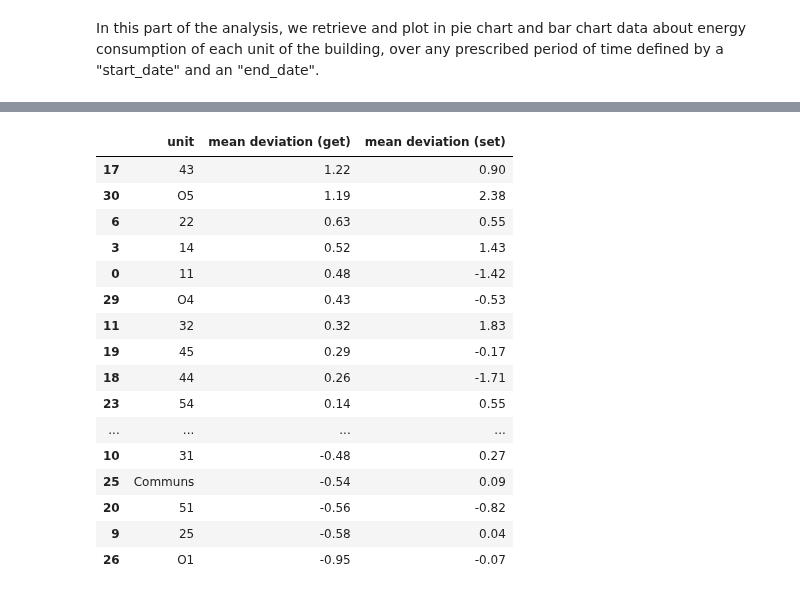
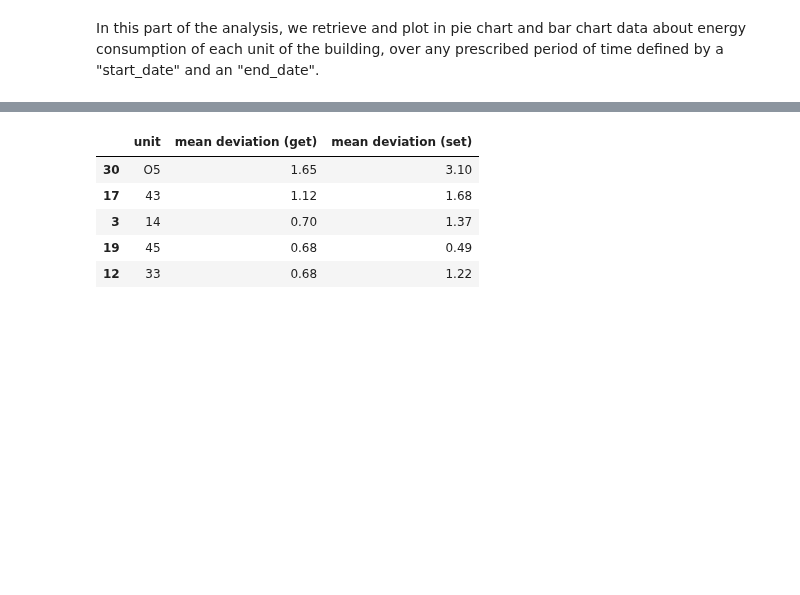
Before and after one commit to rtiedra/data-science, a Jupyter notebook: building_heating/building_heating.ipynb, the cells around one changed output, grey strips where cells are left out. Saved outputs shown, nothing was run; the diff lists cells and outputs as text; code cells hidden in the pictures; blank space fills up the shorter version.

```diff
--- a/building_heating/building_heating.ipynb
+++ b/building_heating/building_heating.ipynb
@@ -120,9 +109,13 @@ We store the names, the areas and the volumnes of the 31 units of the building p
 # %%
 units = tuple(list(df_apart['name'])[:31])
 
-areas = (127.1, 55.8, 78.1, 90.2, 46.9, 113.6, 69.3, 78.1, 90.2, 46.9, 127.1, 55.8, 78.1, 90.2, 46.9,
-            113.6, 69.3, 78.1, 90.2, 46.9, 113.6, 69.3, 78.1, 90.2, 46.9, 82.5, 70.2, 120.6, 85.5, 90.2, 46.9)
+areas = (127.1, 55.8, 78.1, 90.2, 46.9, 113.6, 69.3, 78.1, 90.2, 46.9, 127.1, 55.8, 78.1, 90.2,
+         46.9, 113.6, 69.3, 78.1, 90.2, 46.9, 113.6, 69.3, 78.1, 90.2, 46.9, 82.5, 70.2, 120.6,
+         85.5, 90.2, 46.9)
 
-volumes = (330.46, 145.08, 203.06, 234.52, 121.94, 295.36, 180.18, 203.06, 234.52, 121.94, 330.46, 145.08,
-           203.06, 234.52, 121.94, 295.36, 180.18, 203.06, 234.52, 121.94, 295.36, 180.18, 203.06, 234.52,
-           121.94, 231, 203.58, 349.74, 247.95, 261.58, 136.01)
+volumes = (330.46, 145.08, 203.06, 234.52, 121.94, 295.36, 180.18, 203.06, 234.52, 121.94, 330.46,
+           145.08, 203.06, 234.52, 121.94, 295.36, 180.18, 203.06, 234.52, 121.94, 295.36, 180.18,
+           203.06, 234.52, 121.94, 231, 203.58, 349.74, 247.95, 261.58, 136.01)
+
+df_dim = pd.DataFrame({'unit': units, 'area': areas, 'volume': volumes}).set_index('unit')
+df_dim.head()
@@ -270,7 +273,7 @@ plt.tight_layout()
 [interactive output not drawn]
 [interactive output not drawn]
 # %%
-initial_date = '"2021-03-15"'
+initial_date = '"2022-01-01"'
 final_date = '"2022-12-31"'
 
 dflist_get, dflist_set = [], []
@@ -298,17 +301,20 @@ from functools import reduce
 merge_get = reduce(lambda x, y: pd.merge(round(x,2), round(y,2), on='date', how='outer'), dflist_get)
 df_get = merge_get.copy(deep=True)
 
-df_get['mean (get)'] = round((merge_get.drop('date', axis=1)).mean(axis=1),2)
-df_get['min (get)'] = round((merge_get.drop('date', axis=1)).min(axis=1),2)
-df_get['max (get)'] = round((merge_get.drop('date', axis=1)).max(axis=1),2)
+masked_get = np.ma.masked_array(merge_get.drop('date', axis=1), np.isnan(merge_get.drop('date', axis=1)))
+df_get['mean (get)'] = np.ma.average(masked_get, axis=1, weights=volumes)
+df_get['mean (get)'] = round(df_get['mean (get)'], 2)
+
+df_get['min (get)'] = round((merge_get.drop('date', axis=1)).min(axis=1), 2)
+df_get['max (get)'] = round((merge_get.drop('date', axis=1)).max(axis=1), 2)
 
 merge_set = reduce(lambda x, y: pd.merge(round(x,2), round(y,2), on='date', how='outer'), dflist_set)
 df_set = merge_set.copy(deep=True)
 
-df_set['mean (set)'] = round((merge_set.drop('date', axis=1)).mean(axis=1),2)
-df_set['min (set)'] = round((merge_set.drop('date', axis=1)).min(axis=1),2)
-df_set['max (set)'] = round((merge_set.drop('date', axis=1)).max(axis=1),2)
+df_set['mean (set)'] = round((merge_set.drop('date', axis=1)).mean(axis=1), 2)
+df_set['min (set)'] = round((merge_set.drop('date', axis=1)).min(axis=1), 2)
+df_set['max (set)'] = round((merge_set.drop('date', axis=1)).max(axis=1), 2)
 
-df_get
+df_get.head()
 # %% [output]
 |  | date | unit 11 (get) | unit 12 (get) | unit 13 (get) | unit 14 (get) | unit 15 (get) | unit 21 (get) | ... |
@@ -327,5 +327,5 @@ df_get
 # %%
-unit = '15'
+unit = '43'
 
 _, (ax1, ax2) = plt.subplots(2, figsize=(8, 8))
 
@@ -362,34 +362,23 @@ plt.tight_layout()
 # %%
 deviations = pd.DataFrame()
 
 for unit in units:
     deviations['unit %s deviation (get)'% unit] = df_get['unit %s (get)'% unit] - df_get['mean (get)']
     deviations['unit %s deviation (set)'% unit] = df_set['unit %s (set)'% unit] - df_set['mean (set)']
 
 deviations.loc[:, 'unit 11 deviation (set)'::2]
 
 MD = pd.DataFrame()
 MD['unit'] = units
 MD['mean deviation (get)'] = deviations.loc[:, ::2].mean().tolist()
 MD['mean deviation (set)'] = deviations.loc[:, 'unit 11 deviation (set)'::2].mean().tolist()
 MD = round(MD, 2)
 MD.sort_values(by=['mean deviation (get)'], inplace=True, ascending=False)
-MD
+MD.head()
 # %% [output]
 |  | unit | mean deviation (get) | mean deviation (set) |
-| 17 | 43 | 1.22 | 0.90 |
-| 30 | O5 | 1.19 | 2.38 |
-| 6 | 22 | 0.63 | 0.55 |
-| 3 | 14 | 0.52 | 1.43 |
-| 0 | 11 | 0.48 | -1.42 |
-| 29 | O4 | 0.43 | -0.53 |
-| 11 | 32 | 0.32 | 1.83 |
-| 19 | 45 | 0.29 | -0.17 |
-| 18 | 44 | 0.26 | -1.71 |
-| 23 | 54 | 0.14 | 0.55 |
-| ... | ... | ... | ... |
-| 10 | 31 | -0.48 | 0.27 |
-| 25 | Communs | -0.54 | 0.09 |
-| 20 | 51 | -0.56 | -0.82 |
-| 9 | 25 | -0.58 | 0.04 |
-| 26 | O1 | -0.95 | -0.07 |
+| 30 | O5 | 1.65 | 3.10 |
+| 17 | 43 | 1.12 | 1.68 |
+| 3 | 14 | 0.70 | 1.37 |
+| 19 | 45 | 0.68 | 0.49 |
+| 12 | 33 | 0.68 | 1.22 |
```
Also changed, not shown: parts of 11 cells of this notebook.
